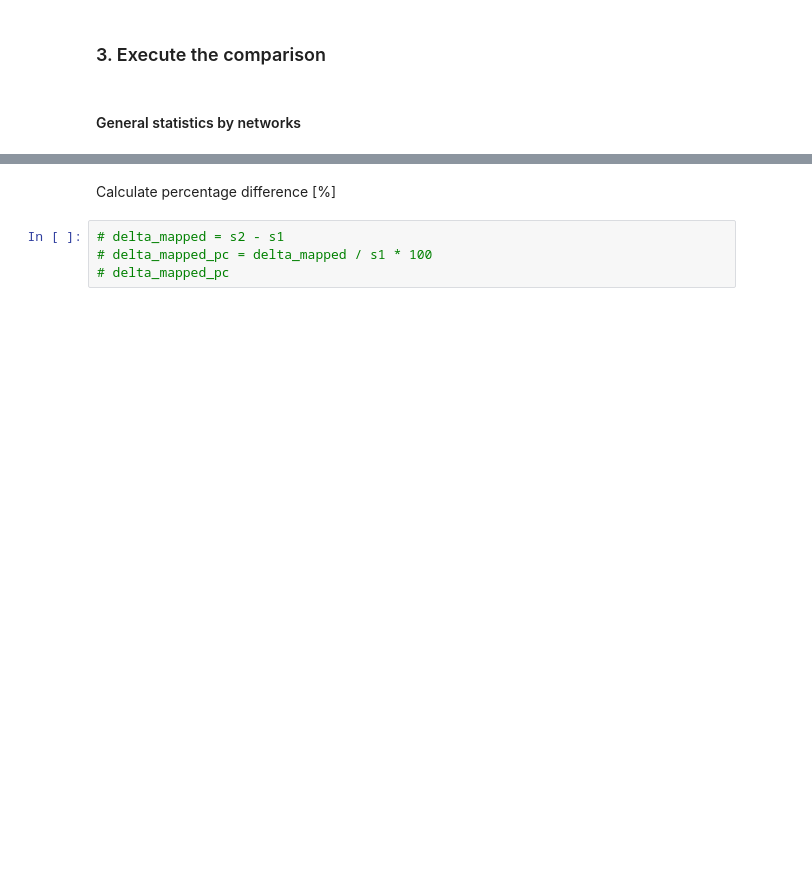
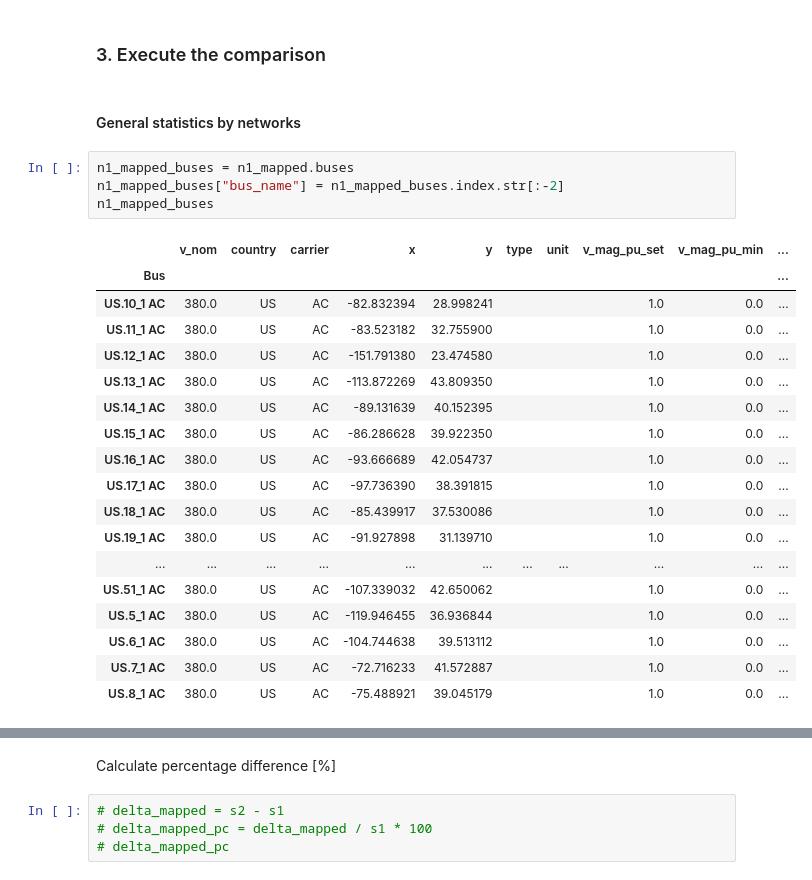
Before and after one commit to open-energy-transition/geothermal-modelling, a Jupyter notebook: visual_comparison_RAW_TRICK_LINES_FOR_ELECNC.ipynb, the cells around one changed output, grey strips where cells are left out. Cells and saved outputs as stored; diff of their text form; blank space fills up the shorter version.

```diff
--- a/visual_comparison_RAW_TRICK_LINES_FOR_ELECNC.ipynb
+++ b/visual_comparison_RAW_TRICK_LINES_FOR_ELECNC.ipynb
@@ -162,3 +197,26 @@ Line
 ### 3. Execute the comparison
 # %% [markdown]
 #### General statistics by networks
+# %%
+n1_mapped_buses = n1_mapped.buses
+n1_mapped_buses["bus_name"] = n1_mapped_buses.index.str[:-2]
+n1_mapped_buses
+# %% [output]
+|  | v_nom | country | carrier | x | y | type | unit | v_mag_pu_set | v_mag_pu_min | ... |
+| Bus |  |  |  |  |  |  |  |  |  | ... |
+| US.10_1 AC | 380.0 | US | AC | -82.832394 | 28.998241 |  |  | 1.0 | 0.0 | ... |
+| US.11_1 AC | 380.0 | US | AC | -83.523182 | 32.755900 |  |  | 1.0 | 0.0 | ... |
+| US.12_1 AC | 380.0 | US | AC | -151.791380 | 23.474580 |  |  | 1.0 | 0.0 | ... |
+| US.13_1 AC | 380.0 | US | AC | -113.872269 | 43.809350 |  |  | 1.0 | 0.0 | ... |
+| US.14_1 AC | 380.0 | US | AC | -89.131639 | 40.152395 |  |  | 1.0 | 0.0 | ... |
+| US.15_1 AC | 380.0 | US | AC | -86.286628 | 39.922350 |  |  | 1.0 | 0.0 | ... |
+| US.16_1 AC | 380.0 | US | AC | -93.666689 | 42.054737 |  |  | 1.0 | 0.0 | ... |
+| US.17_1 AC | 380.0 | US | AC | -97.736390 | 38.391815 |  |  | 1.0 | 0.0 | ... |
+| US.18_1 AC | 380.0 | US | AC | -85.439917 | 37.530086 |  |  | 1.0 | 0.0 | ... |
+| US.19_1 AC | 380.0 | US | AC | -91.927898 | 31.139710 |  |  | 1.0 | 0.0 | ... |
+| ... | ... | ... | ... | ... | ... | ... | ... | ... | ... | ... |
+| US.51_1 AC | 380.0 | US | AC | -107.339032 | 42.650062 |  |  | 1.0 | 0.0 | ... |
+| US.5_1 AC | 380.0 | US | AC | -119.946455 | 36.936844 |  |  | 1.0 | 0.0 | ... |
+| US.6_1 AC | 380.0 | US | AC | -104.744638 | 39.513112 |  |  | 1.0 | 0.0 | ... |
+| US.7_1 AC | 380.0 | US | AC | -72.716233 | 41.572887 |  |  | 1.0 | 0.0 | ... |
+| US.8_1 AC | 380.0 | US | AC | -75.488921 | 39.045179 |  |  | 1.0 | 0.0 | ... |
```
Also changed, not shown: parts of 18 cells of this notebook, 2 other files.
